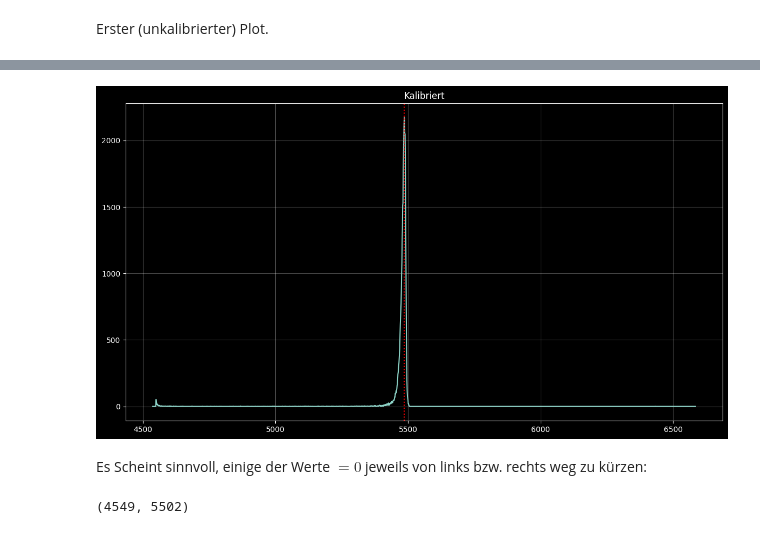
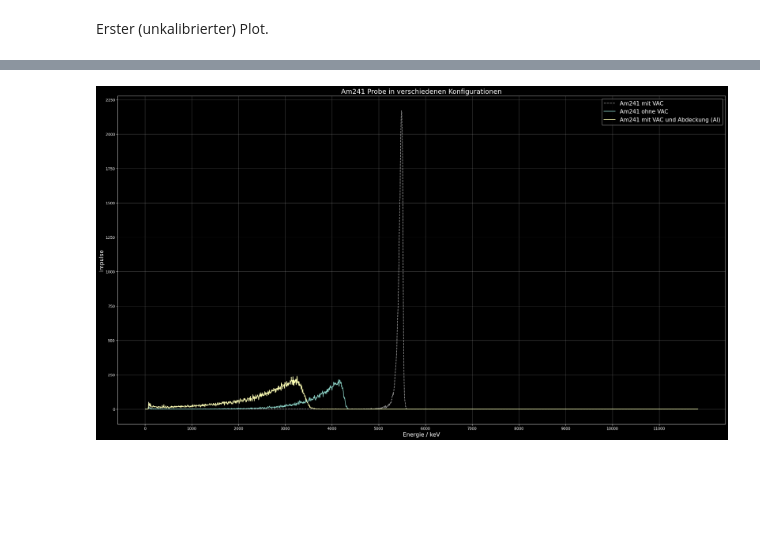
Before and after one commit to HateFindingNames/RadiationProtection_DetectorTechnology, a Jupyter notebook: V11/V11.ipynb, the cells around one changed output, grey strips where cells are left out. Drawn from its saved outputs; the diff is of its cells as text; code cells hidden in the pictures; blank space fills up the shorter version.

Commit message:
Energy Calib done

```diff
--- a/V11/V11.ipynb
+++ b/V11/V11.ipynb
@@ -187,6 +188,7 @@ def ShiftPeak(frame):
 if "Am_w_vac_mod" in globals():
     del Am_w_vac_mod
 Am_w_vac_mod = copy.deepcopy(Am_w_vac)
-Am_w_vac_mod = BetterEnergyCalib(Am_w_vac, Am_w_vac_mod, 5486)
+ecoeff, fhmw, fhmw_left, fhmw_right = EvenBetterEnergyCalib(Am_w_vac, 5486)
+Am_w_vac_mod["Energie(keV)"] = ecoeff * Am_w_vac_mod["Energie(keV)"]
 # print(Am_w_vac_mod)
 # %% [output]
@@ -196,18 +231,25 @@ Peak Index:  949
 # %%
 # Nightowl mode
 plt.style.use("default")
 plt.style.use("dark_background")
+size = 60
 
-fig, ax = plt.subplots(figsize=(30*cm, 30*(9/16)*cm))
+fig, ax = plt.subplots(figsize=(size*cm, size*(9/16)*cm))
 
-ax.plot(Am_w_vac_mod["Energie(keV)"], Am_w_vac_mod["Impulse"])
-ax.set_title("Kalibriert")
-ax.axvline(x=5486, linestyle="dotted", label="Erwartete Energie", color="#FF0000")
-# ax.text(5336, 20, "Am241 $E_{\\alpha}$", size=20)
+ax.plot(Am_w_vac_mod["Energie(keV)"], Am_w_vac_mod["Impulse"], color="#A0A0A0", linestyle="--", label="Am241 mit VAC")
+ax.plot(Am_wo_vac["Energie(keV)"]*ecoeff, Am_wo_vac["Impulse"], label="Am241 ohne VAC")
+ax.plot(Am_w_vac_w_Al["Energie(keV)"]*ecoeff, Am_w_vac_w_Al["Impulse"], label="Am241 mit VAC und Abdeckung (Al)")
+
+ax.set_xticks(np.arange(0, 12000, 1000))
+ax.set_yticks(np.arange(0, 2500, 250))
+
+ax.set_title("Am241 Probe in verschiedenen Konfigurationen", fontsize=0.3*size)
+ax.set_xlabel("Energie / keV", fontsize=0.25*size)
+ax.set_ylabel("Impulse", fontsize=0.25*size)
+ax.legend(fontsize=0.25*size)
+
 ax.grid(axis='both', alpha=.3)
 
 plt.tight_layout()
 # %% [output]
-[figure, old version]
+[figure, new version]
-# %% [markdown]
-Es Scheint sinnvoll, einige der Werte $= 0$ jeweils von links bzw. rechts weg zu kürzen:
@@ -230,5 +255,0 @@ def PlotRange(frame, lthreshold, rthreshold, lmargin=0, rmargin=0):
-# %%
-print(PlotRange(Am_w_vac_mod, 10, 10))
-# print(len(Am_wo_vac_mod["Impulse"], len(Am_wo_vac["Energie(keV)"])))
-# %% [output]
-(4549, 5502)
```
Also changed, not shown: parts of 26 cells of this notebook.
